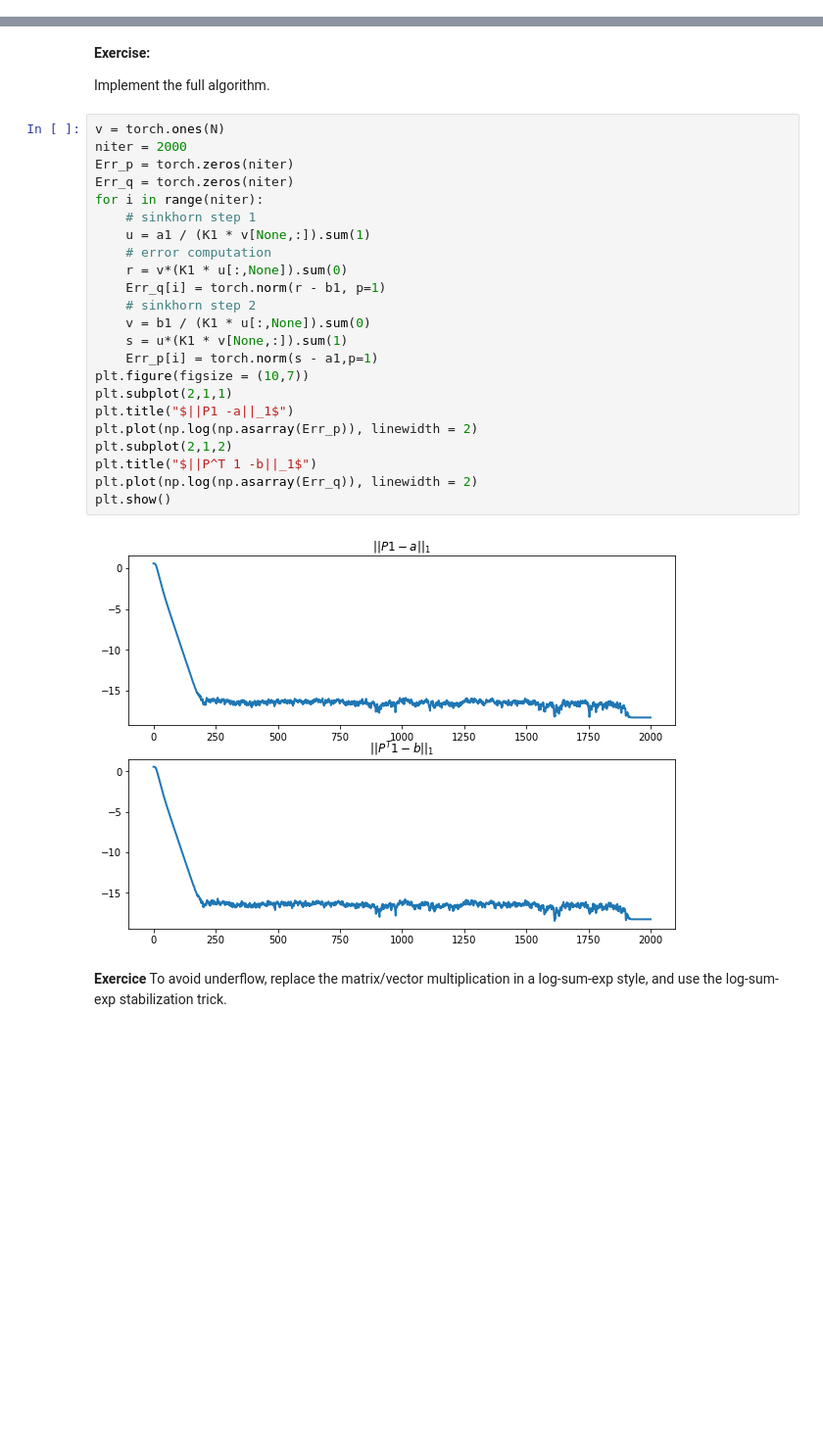
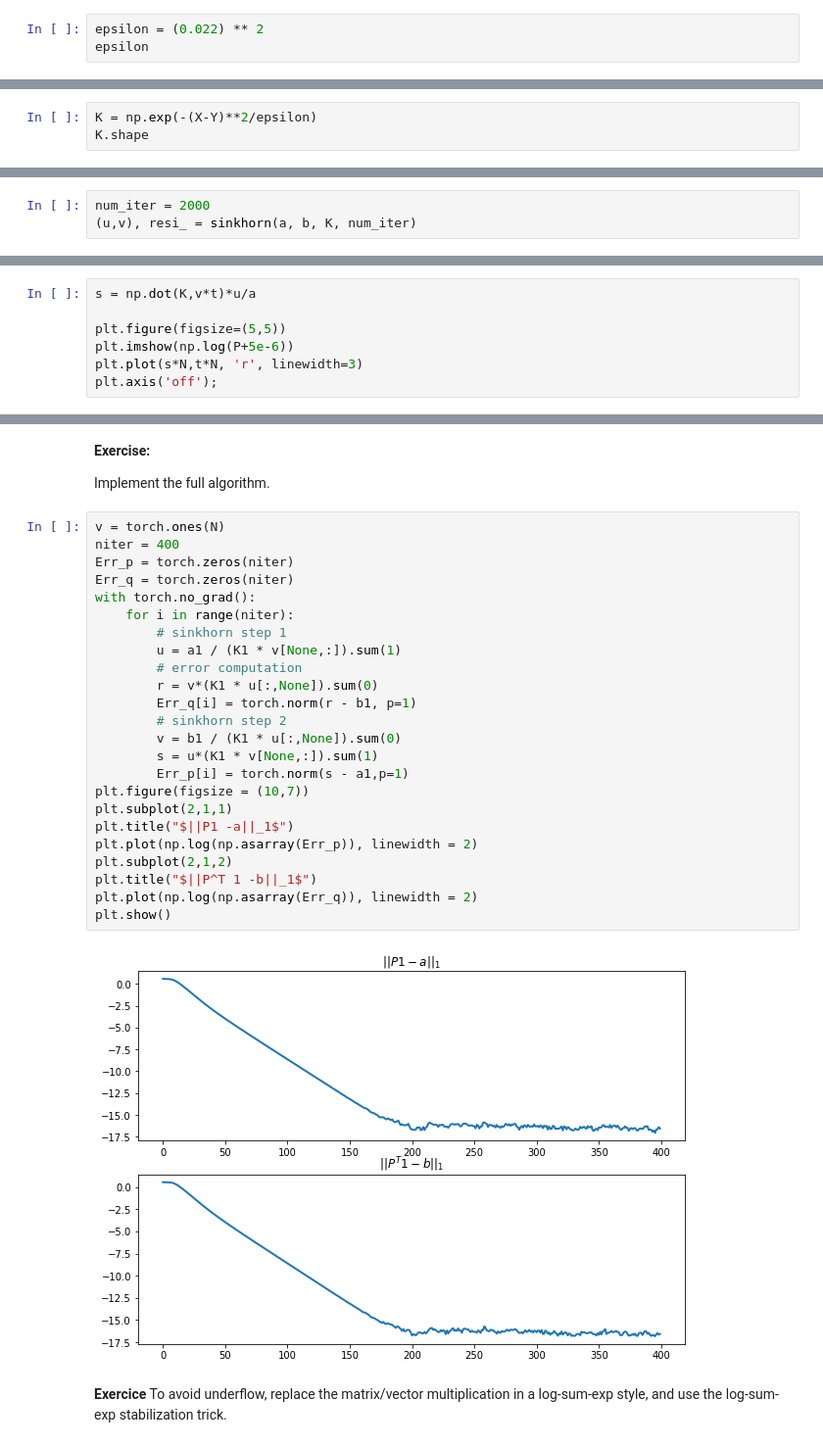
Before and after one commit to ManifoldFR/mva-optimaltransport, a Jupyter notebook: numericaltours/optimaltransp_5_entropic.ipynb, the cells around one changed output, grey strips where cells are left out. Shown at 98% size. Saved outputs shown, nothing was run; the diff lists cells and outputs as text; blank space fills up the shorter version.

```diff
--- a/numericaltours/optimaltransp_5_entropic.ipynb
+++ b/numericaltours/optimaltransp_5_entropic.ipynb
@@ -397,3 +477,6 @@ plt.axis('off');
 __Exercise (bonus)__
 
 Try different regularization strength $\epsilon$.
+# %%
+epsilon = (0.022) ** 2
+epsilon
@@ -399,0 +485,3 @@ Try different regularization strength $\epsilon$.
+# %%
+K = np.exp(-(X-Y)**2/epsilon)
+K.shape
@@ -399,0 +490,3 @@ Try different regularization strength $\epsilon$.
+# %%
+num_iter = 2000
+(u,v), resi_ = sinkhorn(a, b, K, num_iter)
@@ -399,0 +512,7 @@ Try different regularization strength $\epsilon$.
+# %%
+s = np.dot(K,v*t)*u/a
+
+plt.figure(figsize=(5,5))
+plt.imshow(np.log(P+5e-6))
+plt.plot(s*N,t*N, 'r', linewidth=3)
+plt.axis('off');
@@ -435,29 +556,30 @@ __Exercise:__
 Implement the full algorithm.
 # %%
 v = torch.ones(N)
-niter = 2000
+niter = 400
 Err_p = torch.zeros(niter)
 Err_q = torch.zeros(niter)
-for i in range(niter):
-    # sinkhorn step 1
-    u = a1 / (K1 * v[None,:]).sum(1)
-    # error computation
-    r = v*(K1 * u[:,None]).sum(0)
-    Err_q[i] = torch.norm(r - b1, p=1)
-    # sinkhorn step 2
-    v = b1 / (K1 * u[:,None]).sum(0)
-    s = u*(K1 * v[None,:]).sum(1)
-    Err_p[i] = torch.norm(s - a1,p=1)
+with torch.no_grad():
+    for i in range(niter):
+        # sinkhorn step 1
+        u = a1 / (K1 * v[None,:]).sum(1)
+        # error computation
+        r = v*(K1 * u[:,None]).sum(0)
+        Err_q[i] = torch.norm(r - b1, p=1)
+        # sinkhorn step 2
+        v = b1 / (K1 * u[:,None]).sum(0)
+        s = u*(K1 * v[None,:]).sum(1)
+        Err_p[i] = torch.norm(s - a1,p=1)
 plt.figure(figsize = (10,7))
 plt.subplot(2,1,1)
 plt.title("$||P1 -a||_1$")
 plt.plot(np.log(np.asarray(Err_p)), linewidth = 2)
 plt.subplot(2,1,2)
 plt.title("$||P^T 1 -b||_1$")
 plt.plot(np.log(np.asarray(Err_q)), linewidth = 2)
 plt.show()
 # %% [output]
-[figure, old version]
+[figure, new version]
 # %% [markdown]
 __Exercice__
 To avoid underflow, replace the matrix/vector multiplication in a log-sum-exp style, and use the log-sum-exp stabilization trick.
```
Also changed, not shown: parts of 52 cells of this notebook, 1 other file.
